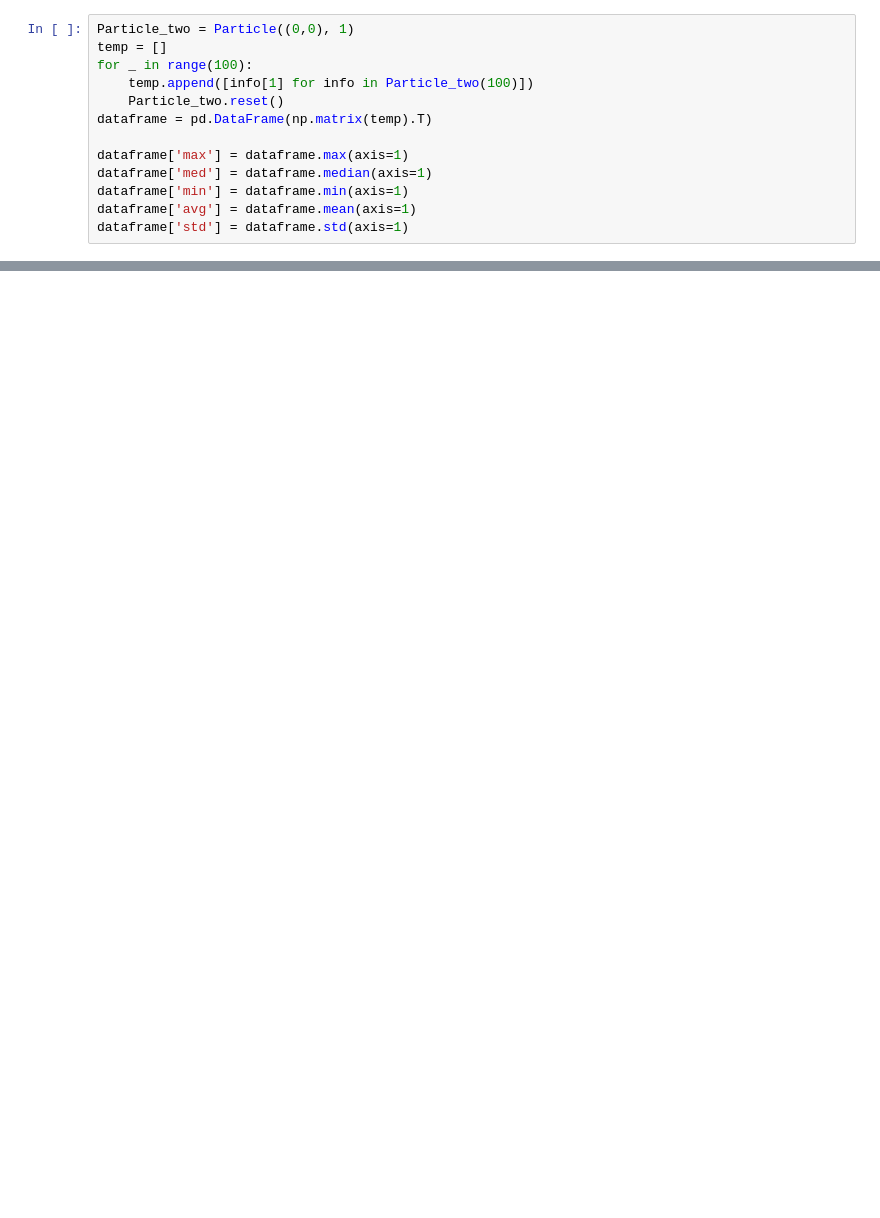
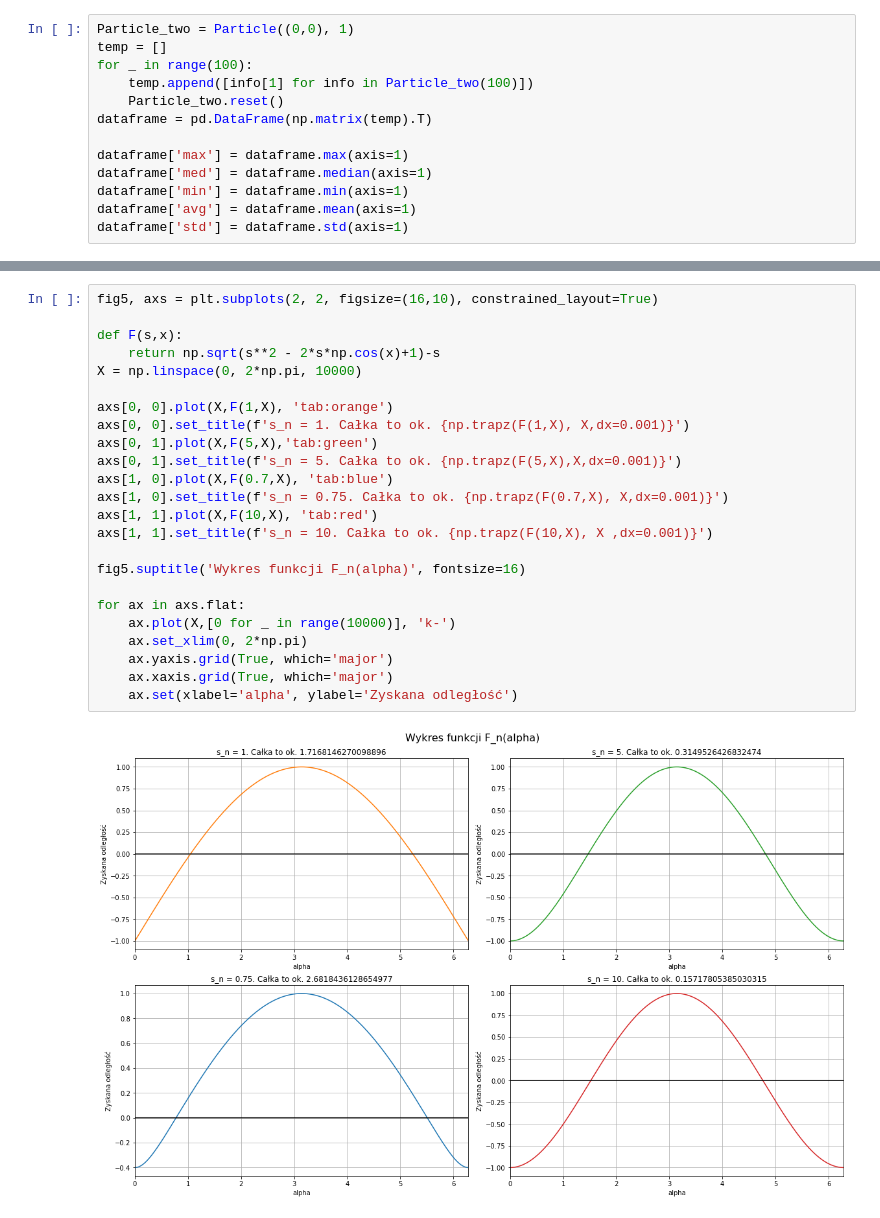
Before and after one commit to hamer101/Brownian-motion, a Jupyter notebook: brownian_motion.ipynb, the cells around one changed output, grey strips where cells are left out. Saved outputs shown, nothing was run; the diff lists cells and outputs as text; blank space fills up the shorter version.

```diff
--- a/brownian_motion.ipynb
+++ b/brownian_motion.ipynb
@@ -193,0 +278,26 @@ dataframe['std'].plot()
+# %%
+fig5, axs = plt.subplots(2, 2, figsize=(16,10), constrained_layout=True)
+
+def F(s,x):
+    return np.sqrt(s**2 - 2*s*np.cos(x)+1)-s
+X = np.linspace(0, 2*np.pi, 10000)
+
+axs[0, 0].plot(X,F(1,X), 'tab:orange')
+axs[0, 0].set_title(f's_n = 1. Całka to ok. {np.trapz(F(1,X), X,dx=0.001)}')
+axs[0, 1].plot(X,F(5,X),'tab:green')
+axs[0, 1].set_title(f's_n = 5. Całka to ok. {np.trapz(F(5,X),X,dx=0.001)}')
+axs[1, 0].plot(X,F(0.7,X), 'tab:blue')
+axs[1, 0].set_title(f's_n = 0.75. Całka to ok. {np.trapz(F(0.7,X), X,dx=0.001)}')
+axs[1, 1].plot(X,F(10,X), 'tab:red')
+axs[1, 1].set_title(f's_n = 10. Całka to ok. {np.trapz(F(10,X), X ,dx=0.001)}')
+
+fig5.suptitle('Wykres funkcji F_n(alpha)', fontsize=16)
+
+for ax in axs.flat:
+    ax.plot(X,[0 for _ in range(10000)], 'k-')
+    ax.set_xlim(0, 2*np.pi)
+    ax.yaxis.grid(True, which='major')
+    ax.xaxis.grid(True, which='major')
+    ax.set(xlabel='alpha', ylabel='Zyskana odległość')
+# %% [output]
+[figure, added]
```
Also changed, not shown: parts of 7 cells of this notebook, 1 other file.
